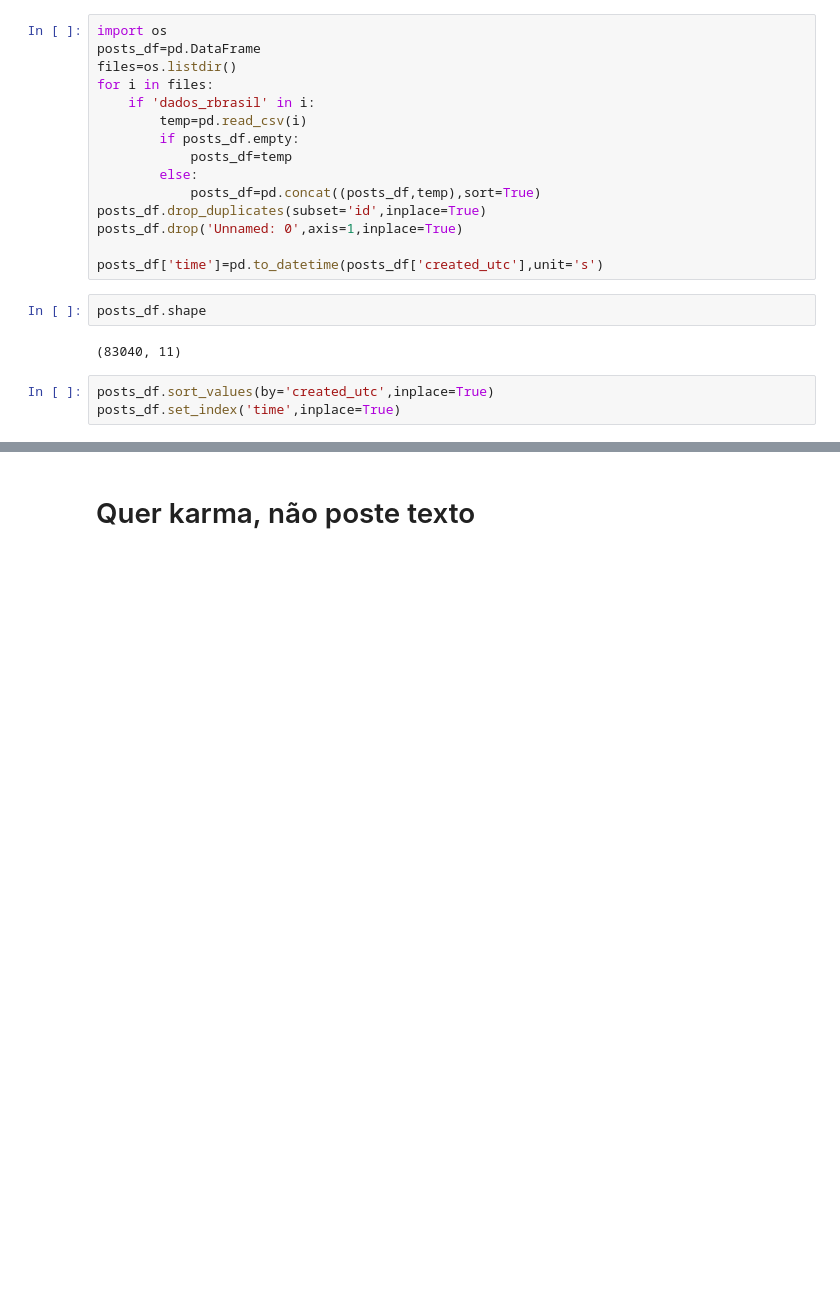
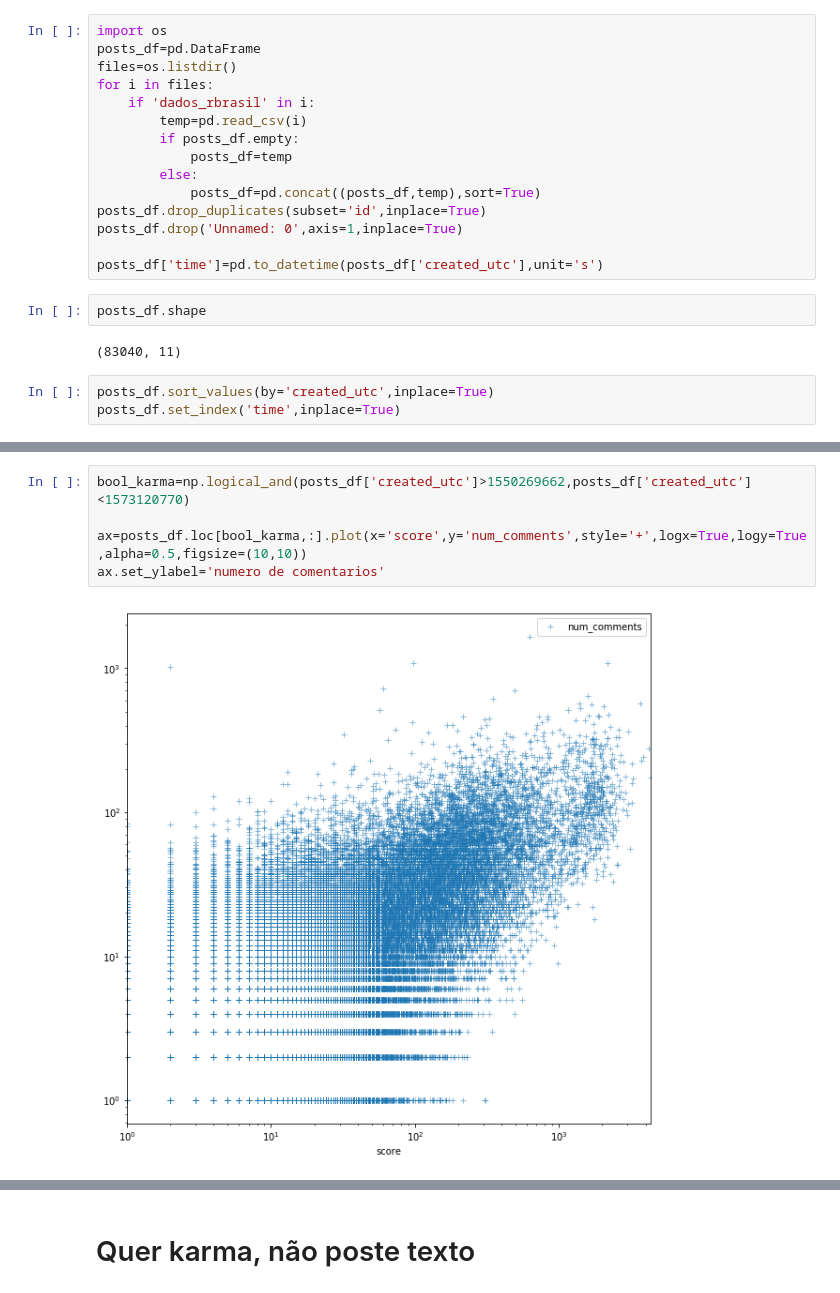
Before and after one commit to FelipoDRS/Analise_estatistica_Reddit, a Jupyter notebook: analise_rbrasil_GB.ipynb, the cells around one changed output, grey strips where cells are left out. Cells and saved outputs as stored; diff of their text form; blank space fills up the shorter version.

```diff
--- a/analise_rbrasil_GB.ipynb
+++ b/analise_rbrasil_GB.ipynb
@@ -177,0 +176,7 @@ posts_df
+# %%
+bool_karma=np.logical_and(posts_df['created_utc']>1550269662,posts_df['created_utc']<1573120770)
+
+ax=posts_df.loc[bool_karma,:].plot(x='score',y='num_comments',style='+',logx=True,logy=True,alpha=0.5,figsize=(10,10))
+ax.set_ylabel='numero de comentarios'
+# %% [output]
+[figure, added]
```
Also changed, not shown: parts of 16 cells of this notebook.
